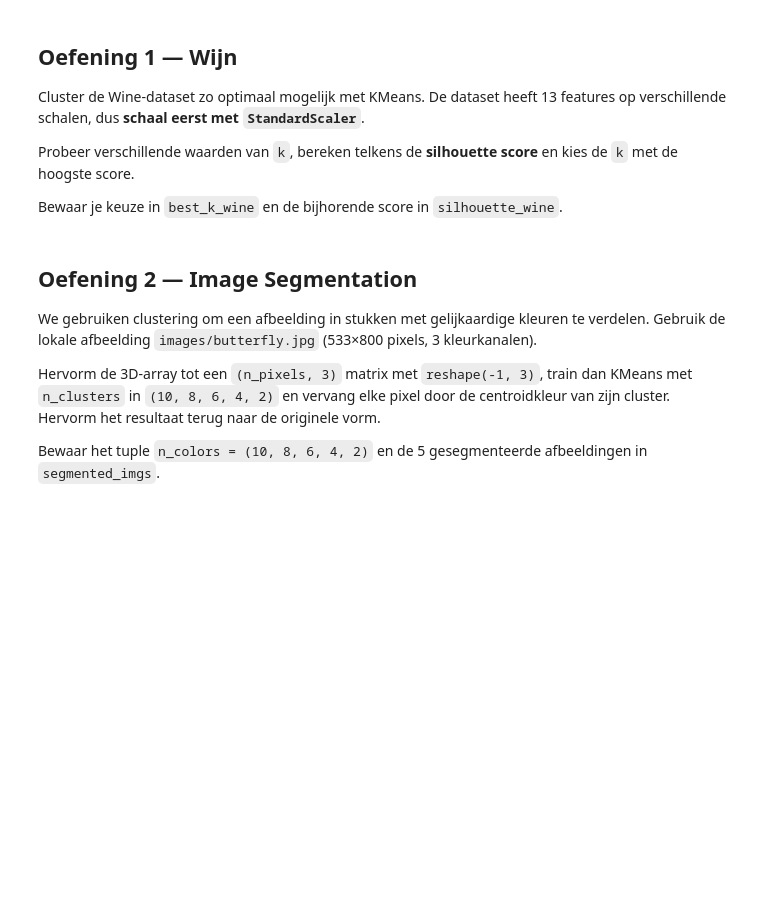
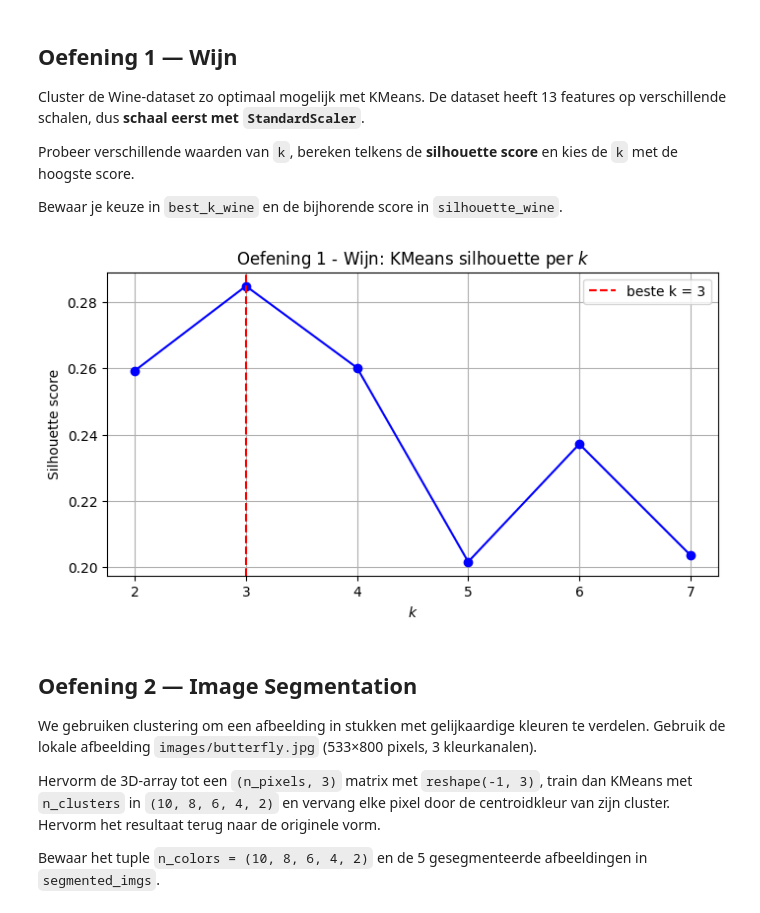
Before and after one commit to s169856/ML-Algo-student, a Jupyter notebook: exercises_with_checks/week06/solutions/kmeans_dbscan_checkpoint_oplossing.ipynb, the cells around one changed output. Saved outputs shown, nothing was run; the diff lists cells and outputs as text; code cells hidden in the pictures; blank space fills up the shorter version.

```diff
--- a/exercises_with_checks/week06/solutions/kmeans_dbscan_checkpoint_oplossing.ipynb
+++ b/exercises_with_checks/week06/solutions/kmeans_dbscan_checkpoint_oplossing.ipynb
@@ -28,29 +28,22 @@ data_scaled = scaler.fit_transform(data)
 # %%
 import matplotlib.pyplot as plt
 
 k_range_wine = list(range(2, 8))
 sil_scores_wine = []
 best_sil = -1.0
 best_k_wine = 2
 for k in k_range_wine:
     kmeans = KMeans(n_clusters=k, random_state=42, n_init=10).fit(data_scaled)
     sil = silhouette_score(data_scaled, kmeans.labels_)
     sil_scores_wine.append(sil)
     if sil > best_sil:
         best_sil = sil
         best_k_wine = k
 silhouette_wine = best_sil
 
 # Silhouette per k
-plt.figure(figsize=(8, 4))
-plt.plot(k_range_wine, sil_scores_wine, 'bo-')
-plt.axvline(best_k_wine, color='red', linestyle='--', label=f'beste k = {best_k_wine}')
-plt.xlabel('$k$')
-plt.ylabel('Silhouette score')
-plt.title('Oefening 1 - Wijn: KMeans silhouette per $k$')
-plt.grid()
-plt.legend()
-plt.show()
+# %% [output]
+[figure, added]
 # %% [markdown]
 ## Oefening 2 — Image Segmentation
 
```
Also changed, not shown: parts of 2 cells of this notebook, 2 other files.
